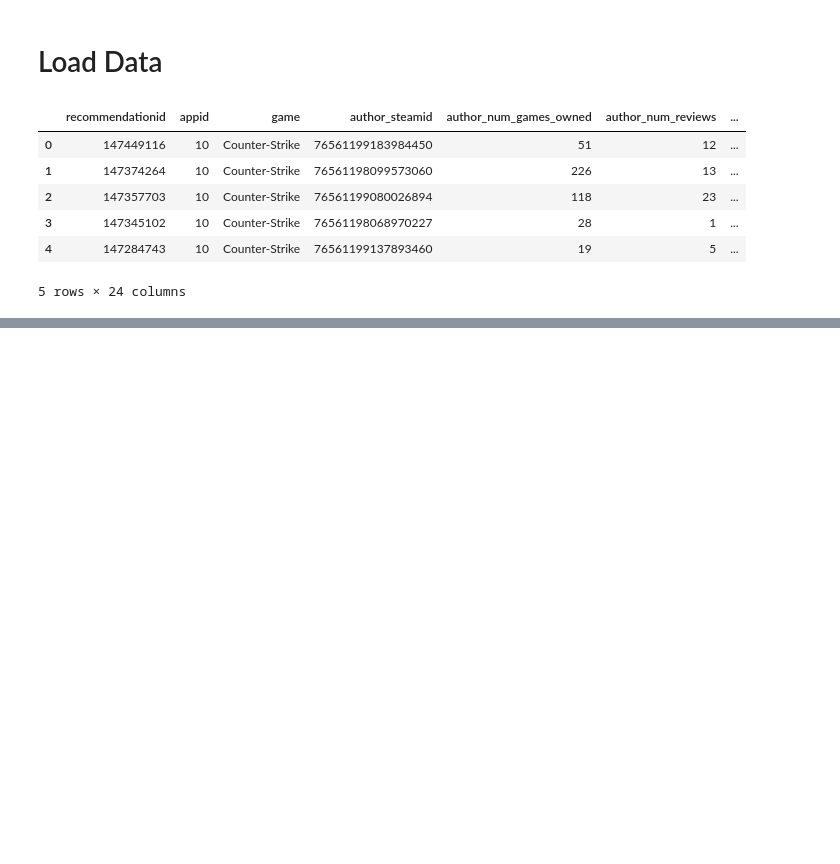
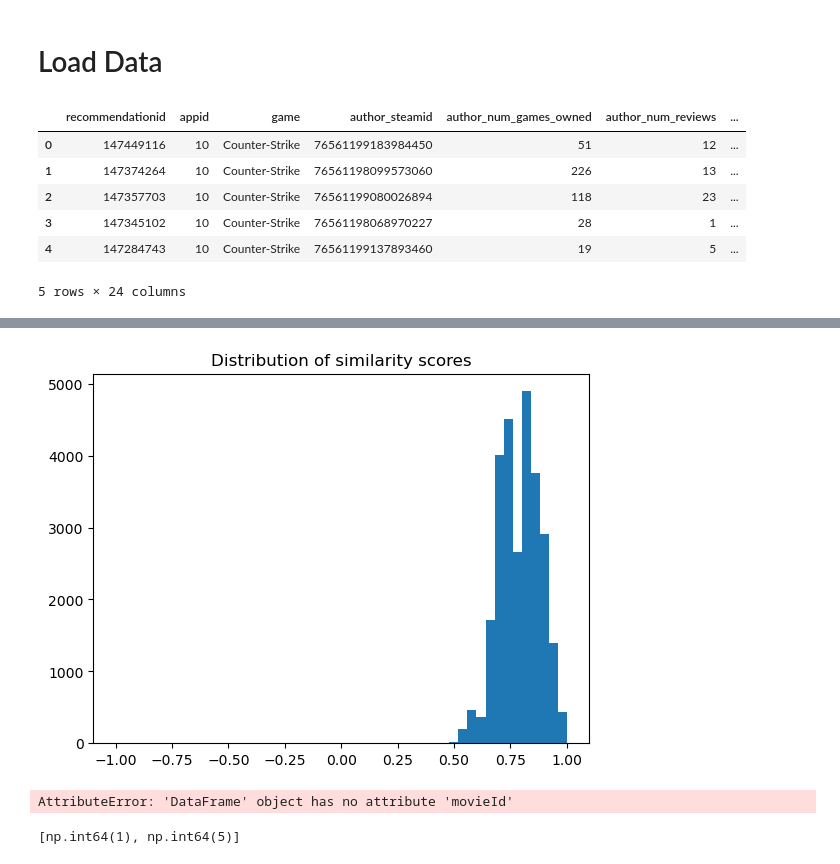
Before and after one commit to BluffSet7340/recomm_sys_project, a Jupyter notebook: taufiq/content_based_nn/autoencoder.ipynb, the cells around one changed output, grey strips where cells are left out. Cells and saved outputs as stored; diff of their text form; code cells hidden in the pictures; blank space fills up the shorter version.

```diff
--- a/taufiq/content_based_nn/autoencoder.ipynb
+++ b/taufiq/content_based_nn/autoencoder.ipynb
@@ -80,0 +262,6 @@ df
+# %%
+movie_indices = []
+for movie_id in movieIds:
+    movie_indices.append(
+        movie_features_data.index[movie_features_data.movieId == movie_id][0]
+    )
@@ -80,0 +272,2 @@ df
+# %%
+profile = embeddings_normalized[movie_indices].mean(axis=0)
@@ -80,0 +284,2 @@ df
+# %%
+similarity_scores = embeddings_normalized.dot(profile)
@@ -80,0 +290,3 @@ df
+# %%
+for ind in movie_indices:
+    similarity_scores[ind] = -1.0
@@ -80,0 +346,7 @@ df
+# %%
+import matplotlib.pyplot as plt
+plt.hist(similarity_scores, bins=50)
+plt.title("Distribution of similarity scores")
+plt.show()
+# %% [output]
+[figure, added]
@@ -80,0 +390,12 @@ df
+# %%
+movie_indices = []
+for movie_id in movie_ids[:5]:
+    movie_indices.append(
+        item_features.index[item_features.movieId == movie_id][0]
+    )
+# %% [output]
+AttributeError: 'DataFrame' object has no attribute 'movieId'
+# %%
+movie_indices
+# %% [output]
+[np.int64(1), np.int64(5)]
```
Also changed, not shown: parts of 56 cells of this notebook, 2 other files.
